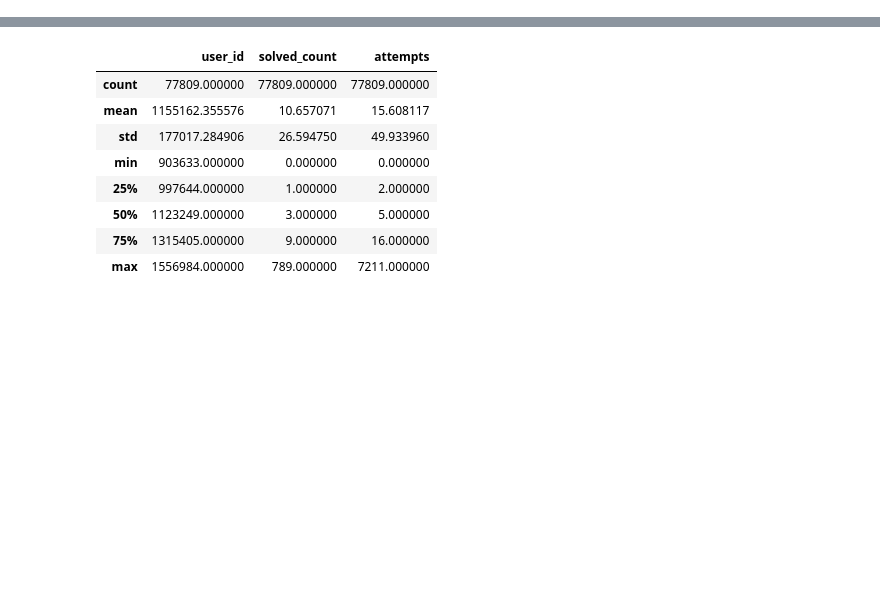
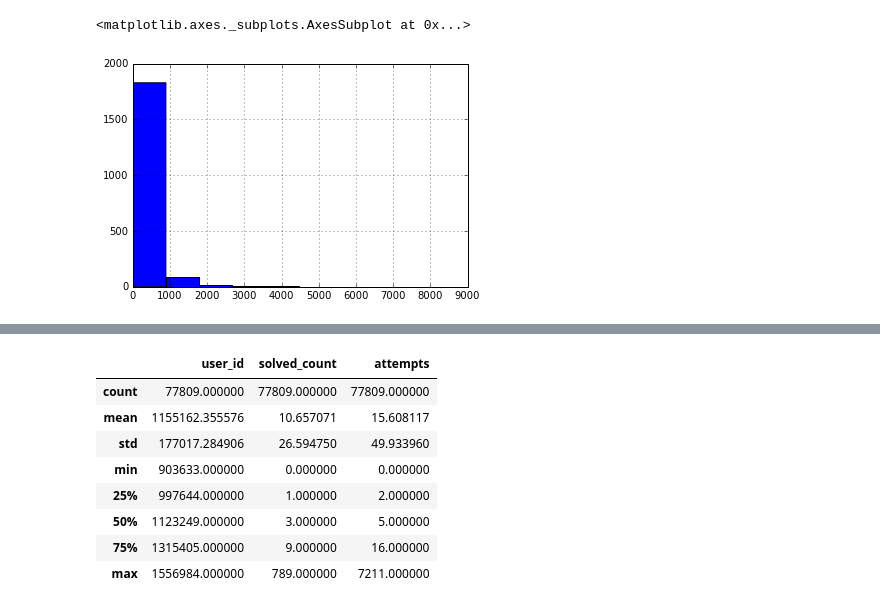
Before and after one commit to Abhilash801/Will-Bill-solve-it-random-forest-classifier, a Jupyter notebook: HackerEarth.ipynb, the cells around one changed output, grey strips where cells are left out. Saved outputs shown, nothing was run; the diff lists cells and outputs as text; code cells hidden in the pictures; blank space fills up the shorter version.

```diff
--- a/HackerEarth.ipynb
+++ b/HackerEarth.ipynb
@@ -4,14 +15,9 @@ from sklearn import preprocessing
 # %%
-import pandas as pd
-import numpy as np
-from sklearn.preprocessing import LabelEncoder
-import random
-from sklearn.ensemble import RandomForestClassifier
-from sklearn.ensemble import GradientBoostingClassifier
-
-pwd='G:/One Drive/OneDrive/MSBA/kaggle/will_bill_solve_it.tar/will_bill_solve_it'
+pwd='C:\OneDrive\MSBA\kaggle\will_bill_solve_it.tar\will_bill_solve_it'
 trainProblems=pd.read_csv(pwd+'/train/problems.csv')
+trainUsers=pd.read_csv(pwd+'/train/users.csv')
 trainSubmissions=pd.read_csv(pwd+'/train/submissions.csv')
-
 testProblems=pd.read_csv(pwd+'/test/problems-test.csv')
 testUsers=pd.read_csv(pwd+'/test/users-test.csv')
+#this file contains only problem id to user submission mapping no other details provided
+testSubmissions=pd.read_csv(pwd+'/test/test.csv')
@@ -52,0 +26,5 @@ Name: solved_count, dtype: float64
+# %%
+trainProblems['recordtype']='train'
+testProblems['recordtype']='test'
+# %%
+fullProblems=pd.concat([trainProblems,testProblems])
@@ -52,0 +51,5 @@ Name: solved_count, dtype: float64
+# %%
+fullProblems.solved_count.hist() # getting an idea of solved count values distribution over problems
+# %% [output]
+<matplotlib.axes._subplots.AxesSubplot at 0x...>
+[figure, added]
```
Also changed, not shown: parts of 76 cells of this notebook.
